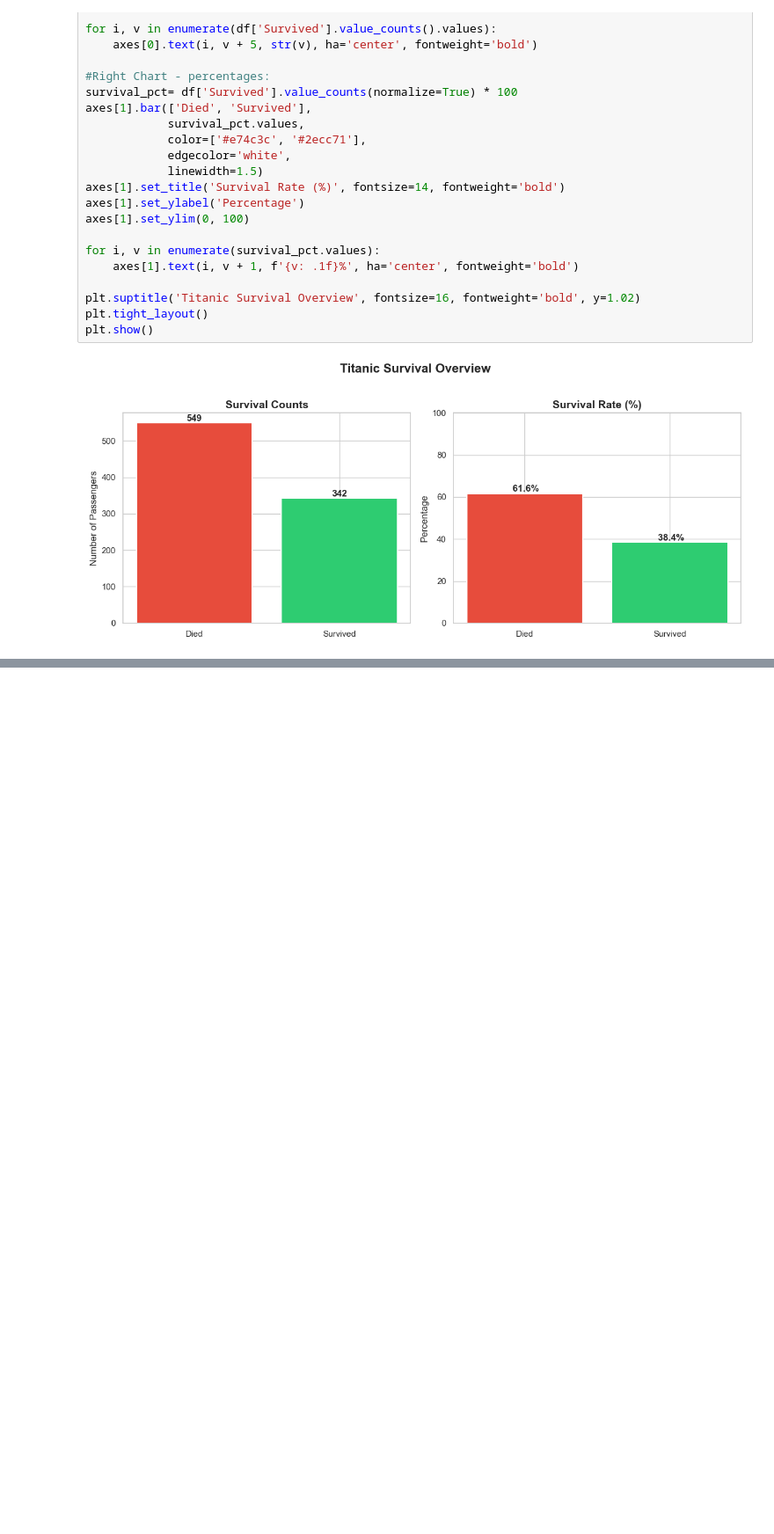
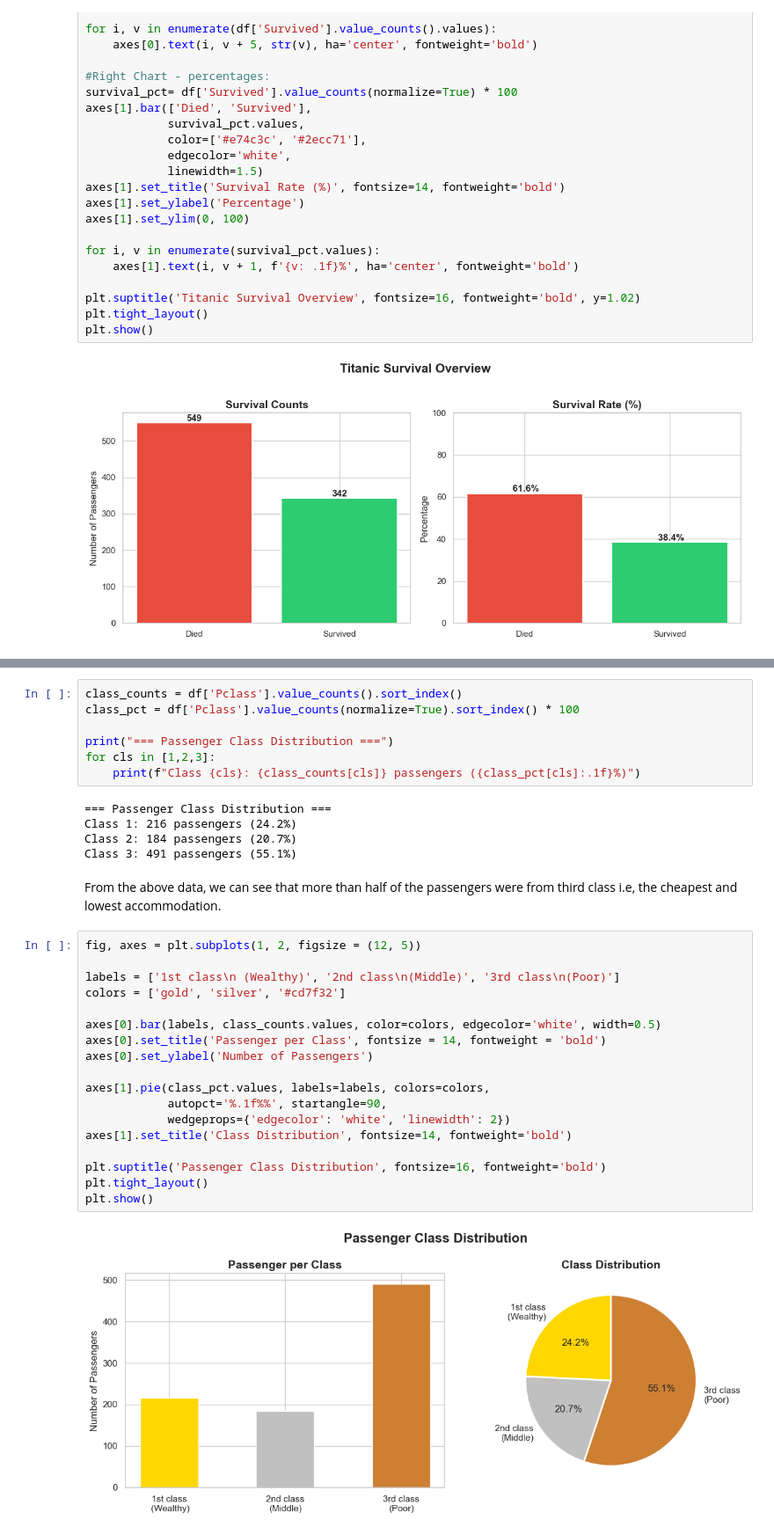
Before and after one commit to Neelabho/titanic-eda, a Jupyter notebook: titanic_eda.ipynb, the cells around one changed output, grey strips where cells are left out. Shown at 88% size. Saved outputs shown, nothing was run; the diff lists cells and outputs as text; blank space fills up the shorter version.

Commit message:
Analysis of variable 2 (Pclass) done

```diff
--- a/titanic_eda.ipynb
+++ b/titanic_eda.ipynb
@@ -168,0 +178,34 @@ plt.show()
+# %%
+class_counts = df['Pclass'].value_counts().sort_index()
+class_pct = df['Pclass'].value_counts(normalize=True).sort_index() * 100
+
+print("=== Passenger Class Distribution ===")
+for cls in [1,2,3]:
+    print(f"Class {cls}: {class_counts[cls]} passengers ({class_pct[cls]:.1f}%)")
+# %% [output]
+=== Passenger Class Distribution ===
+Class 1: 216 passengers (24.2%)
+Class 2: 184 passengers (20.7%)
+Class 3: 491 passengers (55.1%)
+# %% [markdown]
+From the above data, we can see that more than half of the passengers were from third class i.e, the cheapest and lowest accommodation.
+# %%
+fig, axes = plt.subplots(1, 2, figsize = (12, 5))
+
+labels = ['1st class\n (Wealthy)', '2nd class\n(Middle)', '3rd class\n(Poor)']
+colors = ['gold', 'silver', '#cd7f32']
+
+axes[0].bar(labels, class_counts.values, color=colors, edgecolor='white', width=0.5)
+axes[0].set_title('Passenger per Class', fontsize = 14, fontweight = 'bold')
+axes[0].set_ylabel('Number of Passengers')
+
+axes[1].pie(class_pct.values, labels=labels, colors=colors,
+            autopct='%.1f%%', startangle=90,
+            wedgeprops={'edgecolor': 'white', 'linewidth': 2})
+axes[1].set_title('Class Distribution', fontsize=14, fontweight='bold')
+
+plt.suptitle('Passenger Class Distribution', fontsize=16, fontweight='bold')
+plt.tight_layout()
+plt.show()
+# %% [output]
+[figure, added]
```
Also changed, not shown: parts of 3 cells of this notebook.
